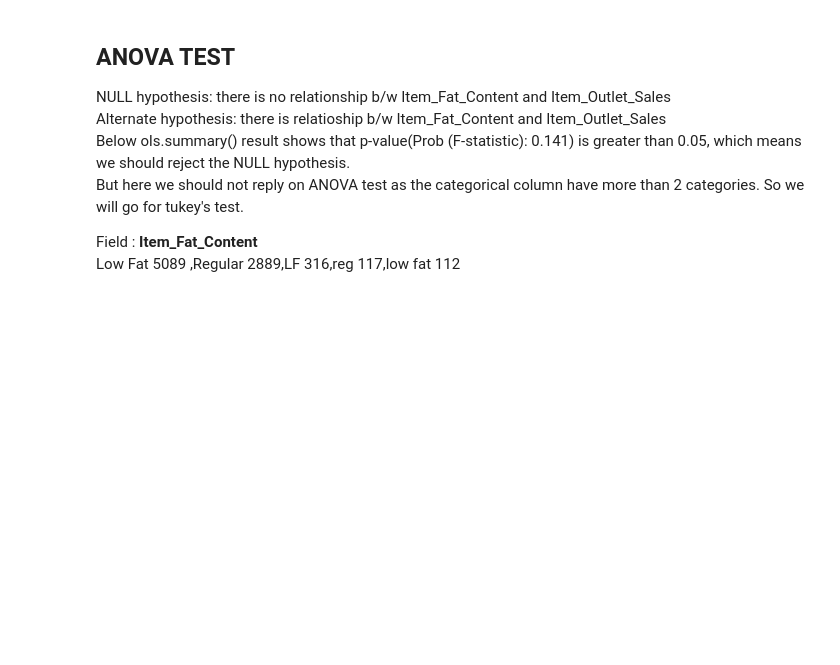
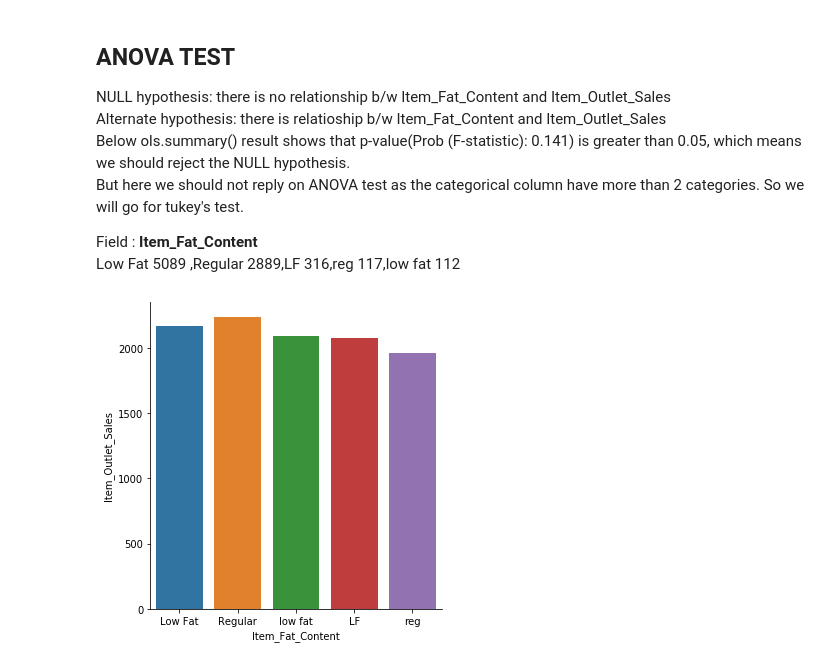
Before and after one commit to mgurunule/Big_Sale_Prediction, a Jupyter notebook: Day1.ipynb, the cells around one changed output. Drawn from its saved outputs; the diff is of its cells as text; code cells hidden in the pictures; blank space fills up the shorter version.

```diff
--- a/Day1.ipynb
+++ b/Day1.ipynb
@@ -301,5 +301,10 @@ But here we should not reply on ANOVA test as the categorical column have more t
 
 Field : **Item_Fat_Content**
 Low Fat 5089 ,Regular 2889,LF 316,reg 117,low fat 112
+# %%
+sns.catplot(data=data,x='Item_Fat_Content',y='Item_Outlet_Sales',kind='bar')
+plt.show()
+# %% [output]
+[figure, added]
 # %%
 import statsmodels.formula.api as smf
```
Also changed, not shown: parts of 1 cell of this notebook.
